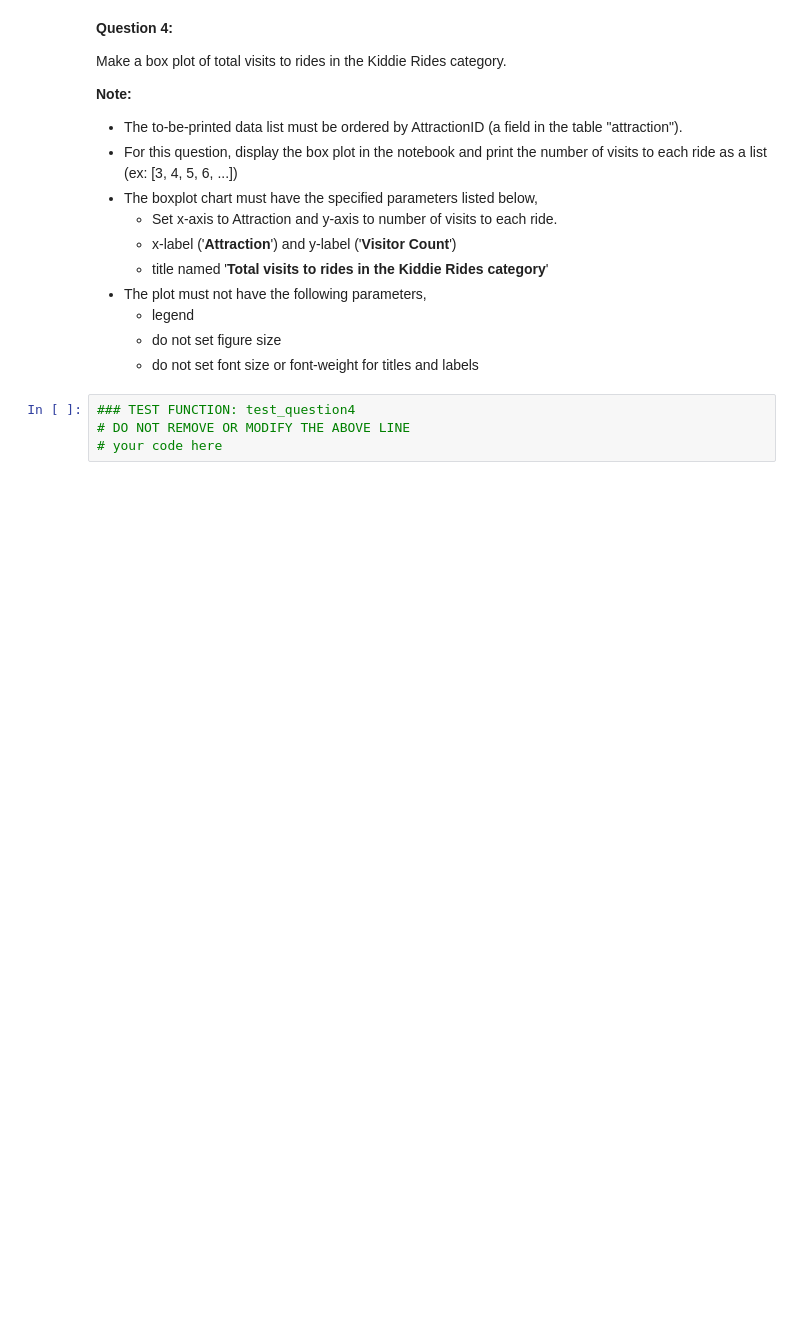
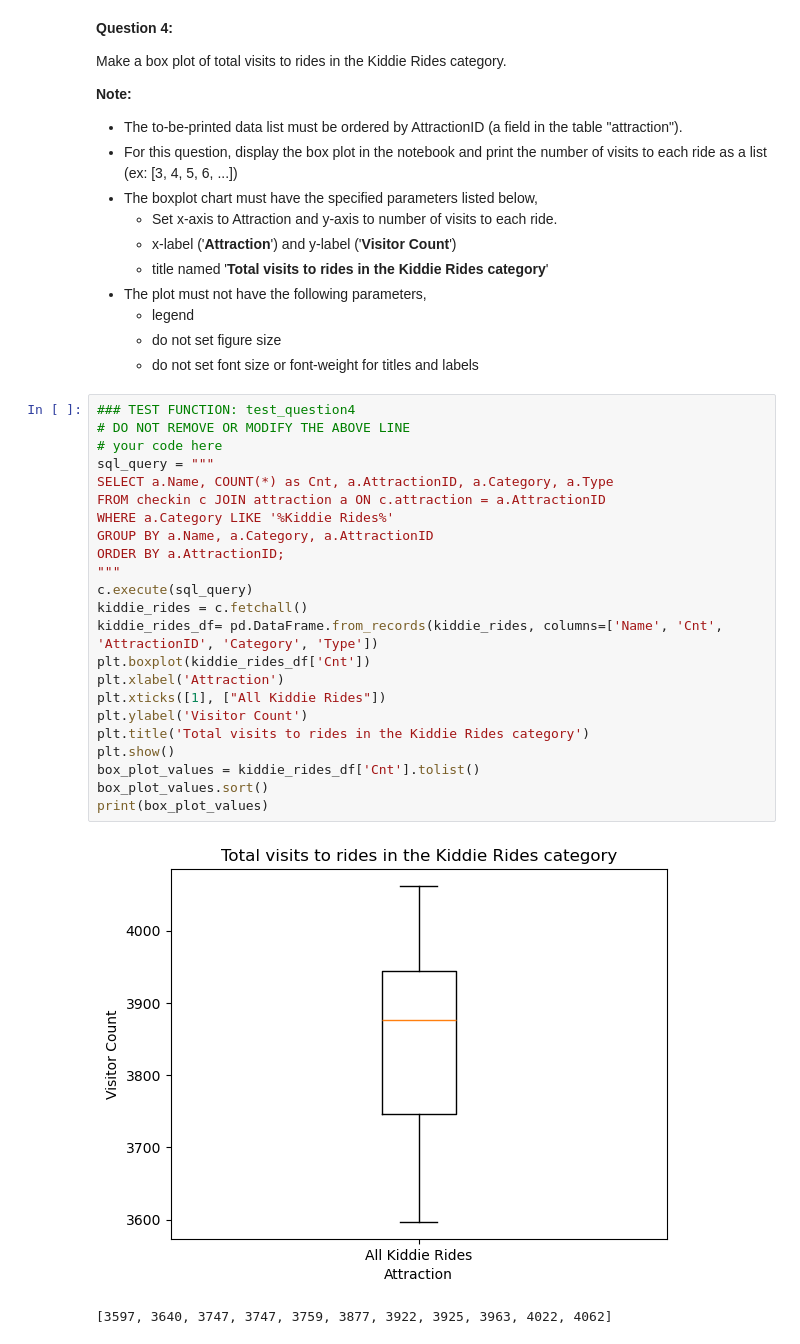
Before and after one commit to ctom4/CSE-578-Data-Visualization, a Jupyter notebook: CSE578 Assignments/CSE578 Assignment 2/Assignment2.ipynb, the cells around one changed output. Drawn from its saved outputs; the diff is of its cells as text; blank space fills up the shorter version.

```diff
--- a/CSE578 Assignments/CSE578 Assignment 2/Assignment2.ipynb
+++ b/CSE578 Assignments/CSE578 Assignment 2/Assignment2.ipynb
@@ -82,7 +153,29 @@ Make a box plot of total visits to rides in the Kiddie Rides category.
     * legend
     * do not set figure size
     * do not set font size or font-weight for titles and labels
-# %%
-### TEST FUNCTION: test_question4
-# DO NOT REMOVE OR MODIFY THE ABOVE LINE
-# your code here
+# %%
+### TEST FUNCTION: test_question4
+# DO NOT REMOVE OR MODIFY THE ABOVE LINE
+# your code here
+sql_query = """
+SELECT a.Name, COUNT(*) as Cnt, a.AttractionID, a.Category, a.Type
+FROM checkin c JOIN attraction a ON c.attraction = a.AttractionID
+WHERE a.Category LIKE '%Kiddie Rides%'
+GROUP BY a.Name, a.Category, a.AttractionID
+ORDER BY a.AttractionID;
+"""
+c.execute(sql_query)
+kiddie_rides = c.fetchall()
+kiddie_rides_df= pd.DataFrame.from_records(kiddie_rides, columns=['Name', 'Cnt', 'AttractionID', 'Category', 'Type'])
+plt.boxplot(kiddie_rides_df['Cnt'])
+plt.xlabel('Attraction')
+plt.xticks([1], ["All Kiddie Rides"])
+plt.ylabel('Visitor Count')
+plt.title('Total visits to rides in the Kiddie Rides category')
+plt.show()
+box_plot_values = kiddie_rides_df['Cnt'].tolist()
+box_plot_values.sort()
+print(box_plot_values)
+# %% [output]
+[figure, added]
+[3597, 3640, 3747, 3747, 3759, 3877, 3922, 3925, 3963, 4022, 4062]
```
Also changed, not shown: parts of 8 cells of this notebook.
